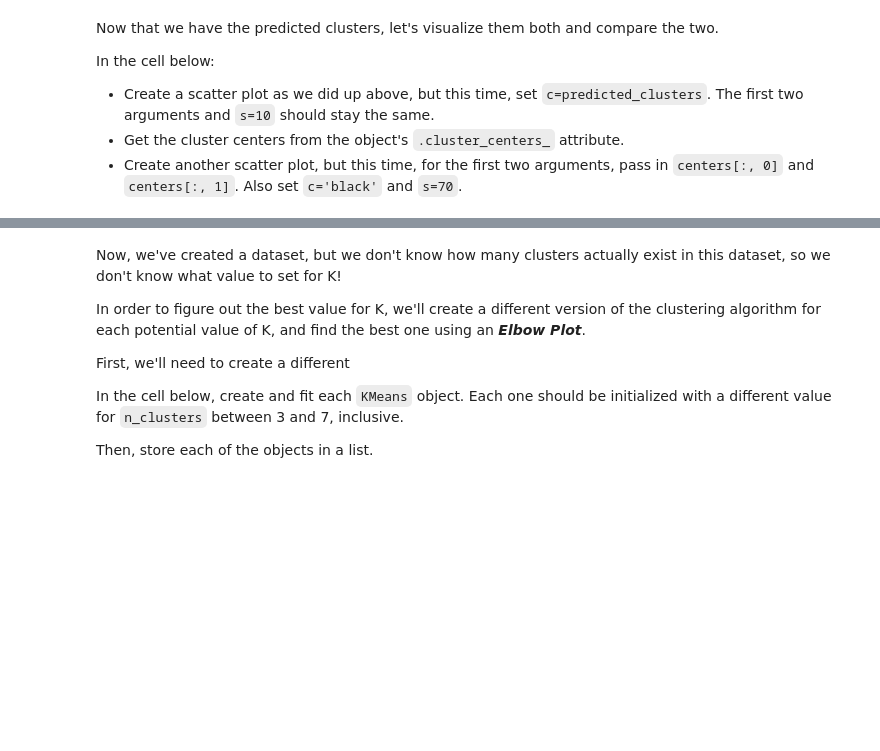
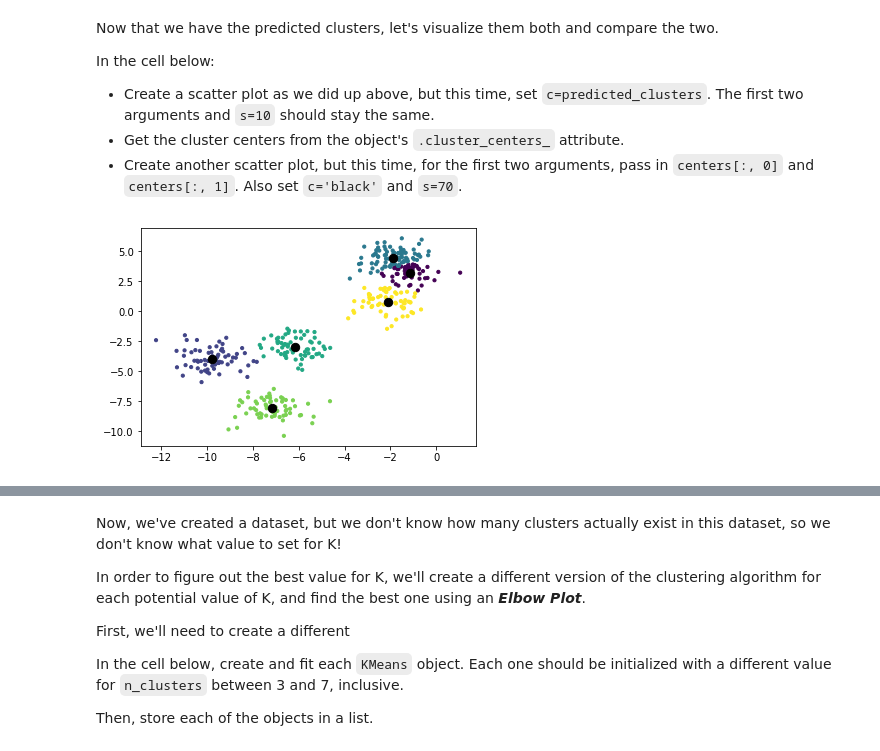
Before and after one commit to MissAle17/dsc-3-35-04-k-means-clustering-lab-online-ds-sp-000, a Jupyter notebook: index.ipynb, the cells around one changed output, grey strips where cells are left out. Drawn from its saved outputs; the diff is of its cells as text; code cells hidden in the pictures; blank space fills up the shorter version.

```diff
--- a/index.ipynb
+++ b/index.ipynb
@@ -62,3 +58,5 @@ X, y = None
+# %%
+X, y = make_blobs(n_samples =400, n_features =2, centers =6, cluster_std =0.8)
 # %% [markdown]
 Now, let's visualize our clusters to see what we've created. Run the cell below to visualize our newly created "blob" dataset.
 # %%
@@ -82,3 +79,7 @@ predicted_clusters = None
+# %%
+k_means = KMeans(n_clusters =6)
+k_means.fit(X)
+predicted_clusters = k_means.predict(X)
 # %% [markdown]
 Now that we have the predicted clusters, let's visualize them both and compare the two.
 
@@ -93,3 +91,12 @@ centers = None
+# %%
+plt.scatter(X[:, 0], X[:, 1], c=predicted_clusters, s=10)
+centers =k_means.cluster_centers_
+
+plt.scatter(centers[:,0],centers[:,1], c='black', s=70)
+
+plt.show()
+# %% [output]
+[figure, added]
 # %% [markdown]
 **_Question:_**
 
```
Also changed, not shown: parts of 16 cells of this notebook.
